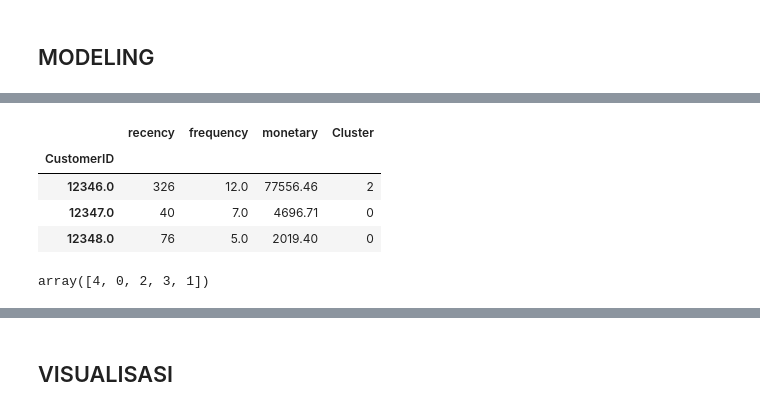
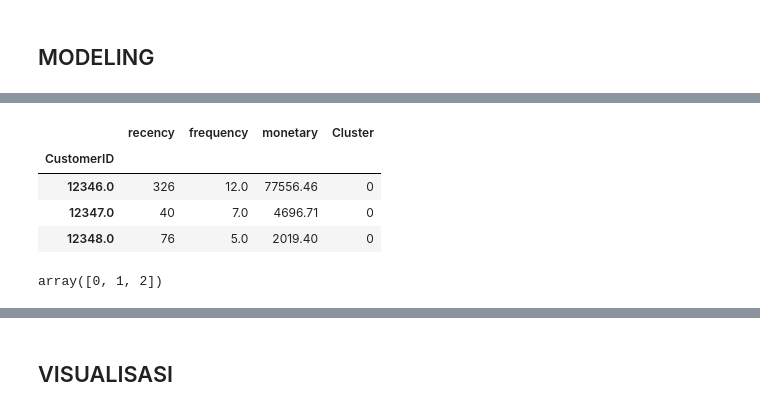
Before and after one commit to MBAHTAWOONS/RFM_UNSUPERVISED_ONLINE_RETAIL, a Jupyter notebook: RFM_PROJECT/RFM_SEGMENTATION.ipynb, the cells around one changed output, grey strips where cells are left out. Saved outputs shown, nothing was run; the diff lists cells and outputs as text; code cells hidden in the pictures.

```diff
--- a/RFM_PROJECT/RFM_SEGMENTATION.ipynb
+++ b/RFM_PROJECT/RFM_SEGMENTATION.ipynb
@@ -93,7 +103,7 @@ def radar_chart(ax, features, values, label, color):
 # %% [markdown]
 #### LOAD DATA
 # %%
-df = pd.read_csv('C:/Users/hp/Downloads/Materi EC 8 DS 20+-20231001T020241Z-001/UNSUP_PROJECT/online_Retail_listing.csv')
+df = pd.read_csv('C:/Users/hp/Downloads/NEW PROJECT/UNSUP_PROJECT/online_Retail_listing.csv')
 df.head(3)
 # %% [output]
 |  | Invoice | StockCode | Description | Quantity | InvoiceDate | Price | Customer ID | Country |
@@ -754,7 +776,7 @@ X = RFM.set_index('CustomerID')
 col = list(X.columns)
 # %%
 # # SCALING
-# sc = StandardScaler()
-# X_std = sc.fit_transform(X)
-# X_std = pd.DataFrame(X_std,columns=col)
-# X_std.describe()
+sc = MinMaxScaler()
+X_std = sc.fit_transform(X)
+X_std = pd.DataFrame(X_std,columns=col)
+X_std.describe()
@@ -775,18 +809,19 @@ elbowmodel_plot(X,range_n_clusters)
 # %%
-# after test we choose 4
+# after test we choose 3
 
-kmeans = KMeans(n_clusters=4, random_state=1)
-kmeans.fit(X)
+kmeans = KMeans(n_clusters=3, random_state=1)
+kmeans.fit(X_std)
 
-X['Cluster'] = kmeans.labels_
-X.head(3)
+Xk= X.copy()
+Xk['Cluster'] = kmeans.labels_
+Xk.head(3)
 # %% [output]
 |  | recency | frequency | monetary | Cluster |
 | CustomerID |  |  |  |  |
-| 12346.0 | 326 | 12.0 | 77556.46 | 2 |
+| 12346.0 | 326 | 12.0 | 77556.46 | 0 |
 | 12347.0 | 40 | 7.0 | 4696.71 | 0 |
 | 12348.0 | 76 | 5.0 | 2019.40 | 0 |
 # %%
-X['Cluster'].unique()
+Xk['Cluster'].unique()
 # %% [output]
-array([4, 0, 2, 3, 1])
+array([0, 1, 2])
```
Also changed, not shown: parts of 33 cells of this notebook.
